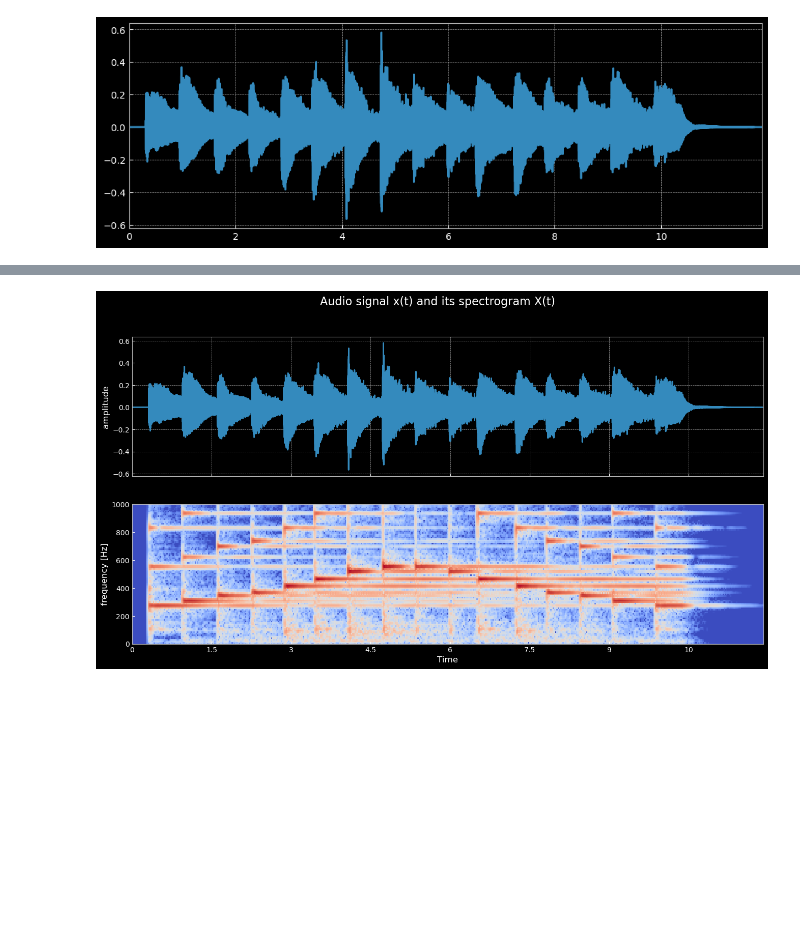
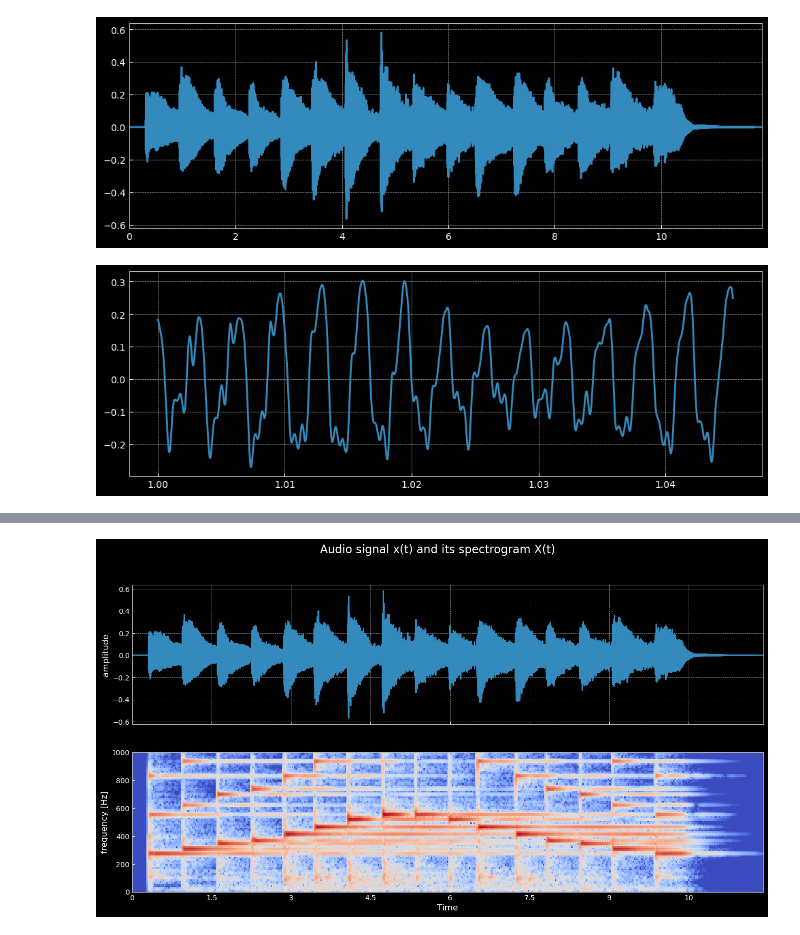
Before and after one commit to L-ashwin/learning-dl, a Jupyter notebook: Deep-Learning-NYU/convolutions.ipynb, the cells around one changed output, grey strips where cells are left out. Cells and saved outputs as stored; diff of their text form; code cells hidden in the pictures; blank space fills up the shorter version.

Commit message:
add wave plots

```diff
--- a/Deep-Learning-NYU/convolutions.ipynb
+++ b/Deep-Learning-NYU/convolutions.ipynb
@@ -21,3 +21,10 @@ plt.xlim([0, T])
 plt.show()
 # %% [output]
 [figure]
+# %%
+# Plot a zoomed in Portion from 1s
+range_ = range(1*sampling_rate,1*sampling_rate+1000)
+plt.plot(t[range_], x[range_])
+plt.show()
+# %% [output]
+[figure, added]
```
Also changed, not shown: parts of 6 cells of this notebook.
